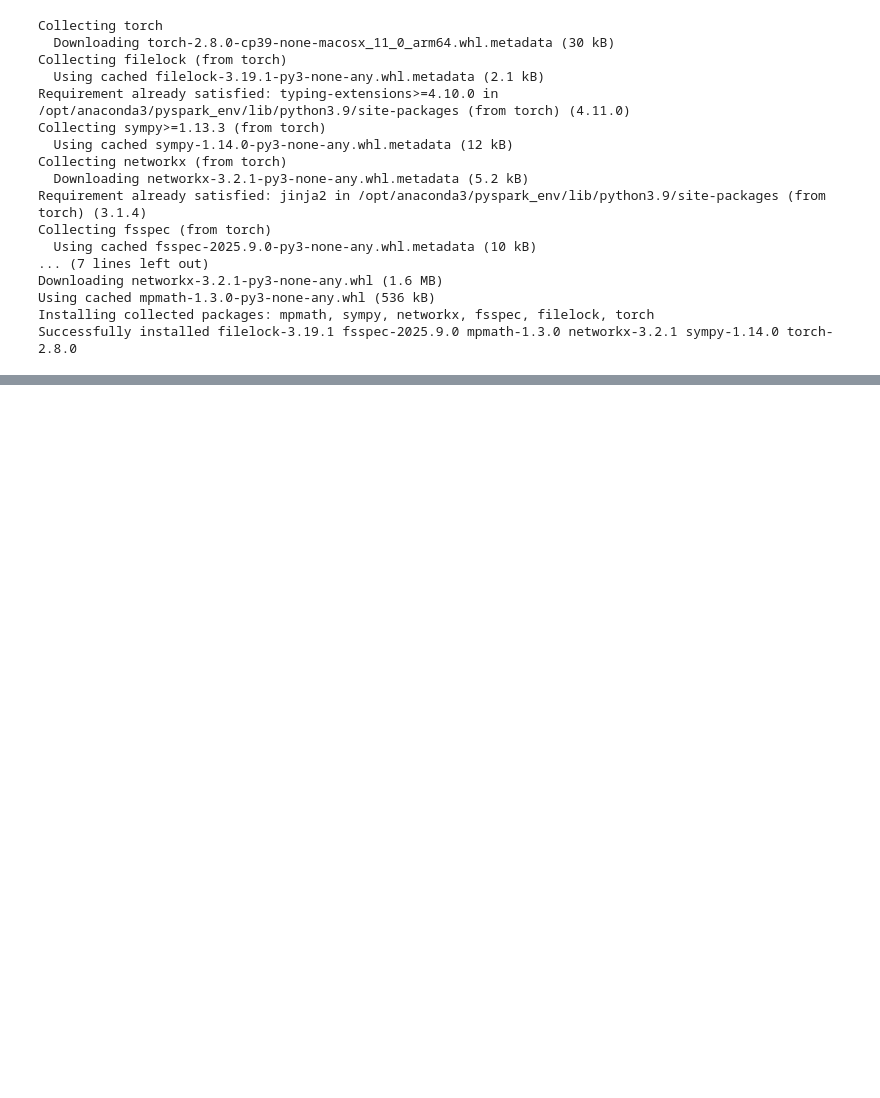
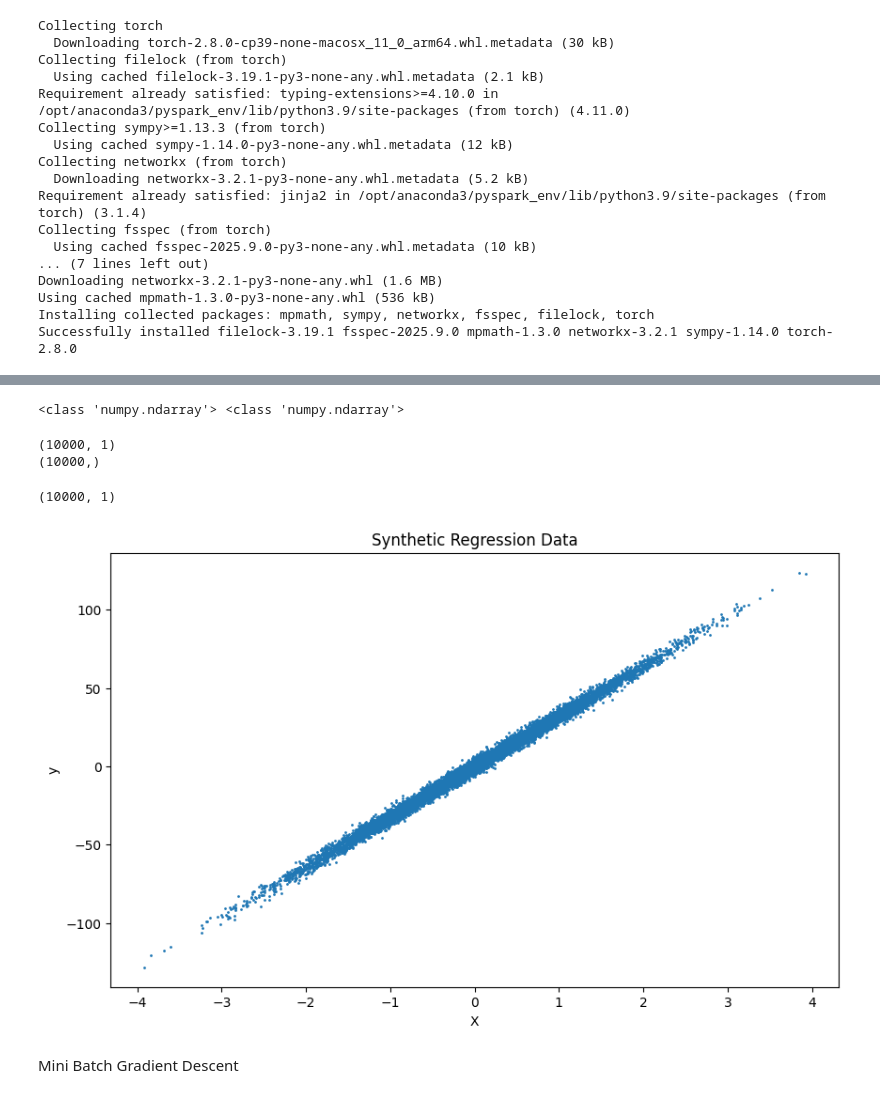
Before and after one commit to Neelabh-11/Machine-Learning, a Jupyter notebook: Lab_IITM/Lab-9 Intro to Pytorch.ipynb, the cells around one changed output, grey strips where cells are left out. Saved outputs shown, nothing was run; the diff lists cells and outputs as text; code cells hidden in the pictures; blank space fills up the shorter version.

```diff
--- a/Lab_IITM/Lab-9 Intro to Pytorch.ipynb
+++ b/Lab_IITM/Lab-9 Intro to Pytorch.ipynb
@@ -22,3 +22,10 @@ Installing collected packages: mpmath, sympy, networkx, fsspec, filelock, torch
 Successfully installed filelock-3.19.1 fsspec-2025.9.0 mpmath-1.3.0 networkx-3.2.1 sympy-1.14.0 torch-2.8.0
 # %%
 import torch
+# %%
+if torch.cuda.is_available():
+    device = torch.device("cuda")
+    print("Using GPU:", torch.cuda.get_device_name(0))
+else:
+    device = torch.device("cpu")
+    print("Using CPU")
@@ -24,0 +87,20 @@ import torch
+# %%
+import matplotlib.pyplot as plt
+from sklearn.datasets import make_regression
+X, y = make_regression(n_samples=10000, n_features=1, noise=2.5, n_informative=1, n_targets=1 ,random_state=42)
+# %%
+print(type(X), type(y))
+# %% [output]
+<class 'numpy.ndarray'> <class 'numpy.ndarray'>
+# %%
+print(X.shape)
+print(y.shape)
+# %% [output]
+(10000, 1)
+(10000,)
+# %%
+import numpy as np
+y = np.expand_dims(y, axis=1)
+print(y.shape)
+# %% [output]
+(10000, 1)
@@ -24,0 +110,12 @@ import torch
+# %%
+X = torch.tensor(X, dtype=torch.float32).to(device)
+y = torch.tensor(y, dtype=torch.float32).to(device)
+# %%
+plt.figure(figsize=(10,6))
+plt.scatter(X.cpu(), y.cpu(), s=1)
+plt.xlabel("X")
+plt.ylabel("y")
+plt.title("Synthetic Regression Data")
+plt.show()
+# %% [output]
+[figure, added]
@@ -24,0 +158,2 @@ import torch
+# %% [markdown]
+Mini Batch Gradient Descent
```
Also changed, not shown: parts of 18 cells of this notebook, 1 other file.
